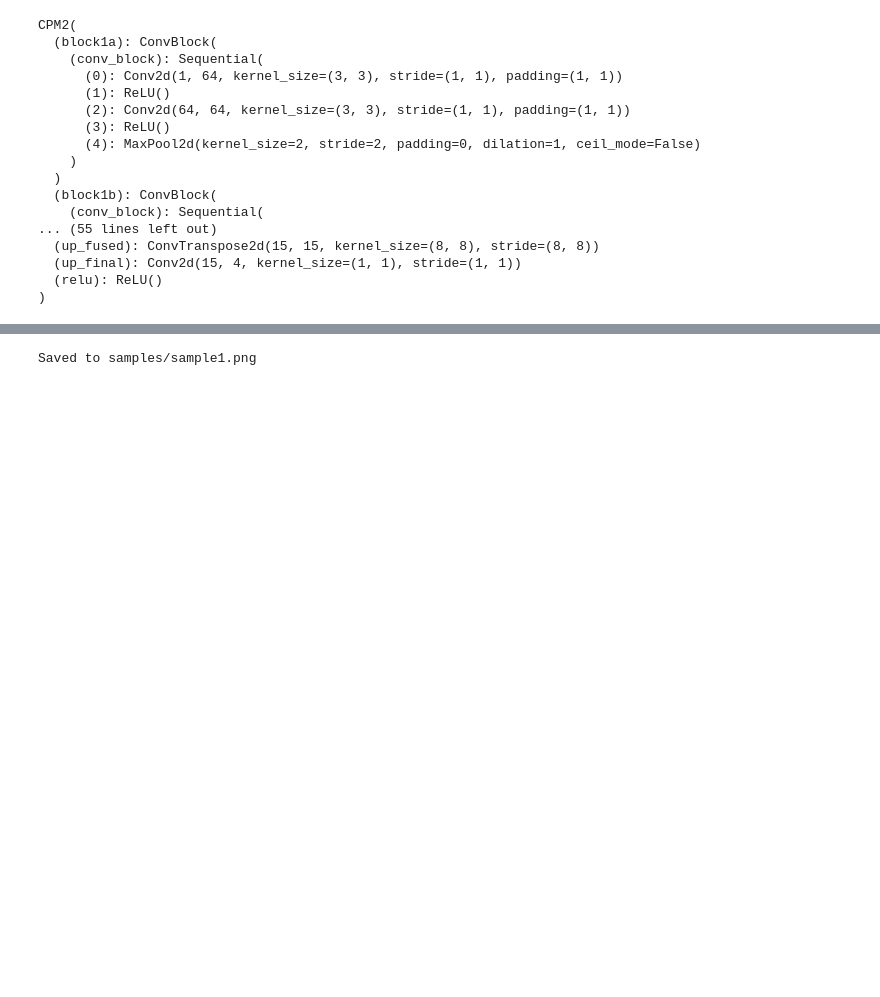
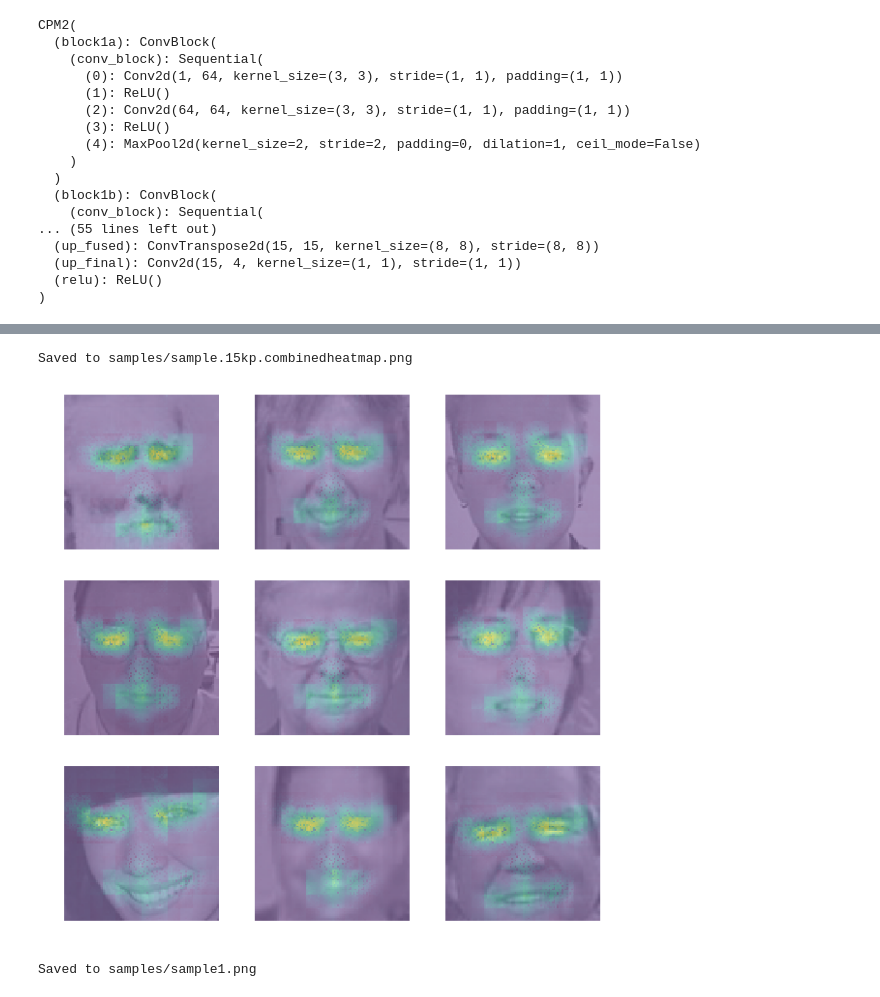
Before and after one commit to daptecc/facial-keypoints-heatmaps, a Jupyter notebook: main.ipynb, the cells around one changed output, grey strips where cells are left out. Drawn from its saved outputs; the diff is of its cells as text; code cells hidden in the pictures; blank space fills up the shorter version.

```diff
--- a/main.ipynb
+++ b/main.ipynb
@@ -356,3 +372,9 @@ Saved to samples/sample.15kp.png
+# %%
+df = pd.read_csv('data/test.csv')
+display_heatmap_combined(model15, df, 'samples/sample.15kp.combinedheatmap.png')
+# %% [output]
+Saved to samples/sample.15kp.combinedheatmap.png
+[figure, added]
 # %%
 df = pd.read_csv('data/test.csv')
 rand_idx = random.randint(0, df.shape[0])
```
Also changed, not shown: parts of 4 cells of this notebook, 5 other files.
